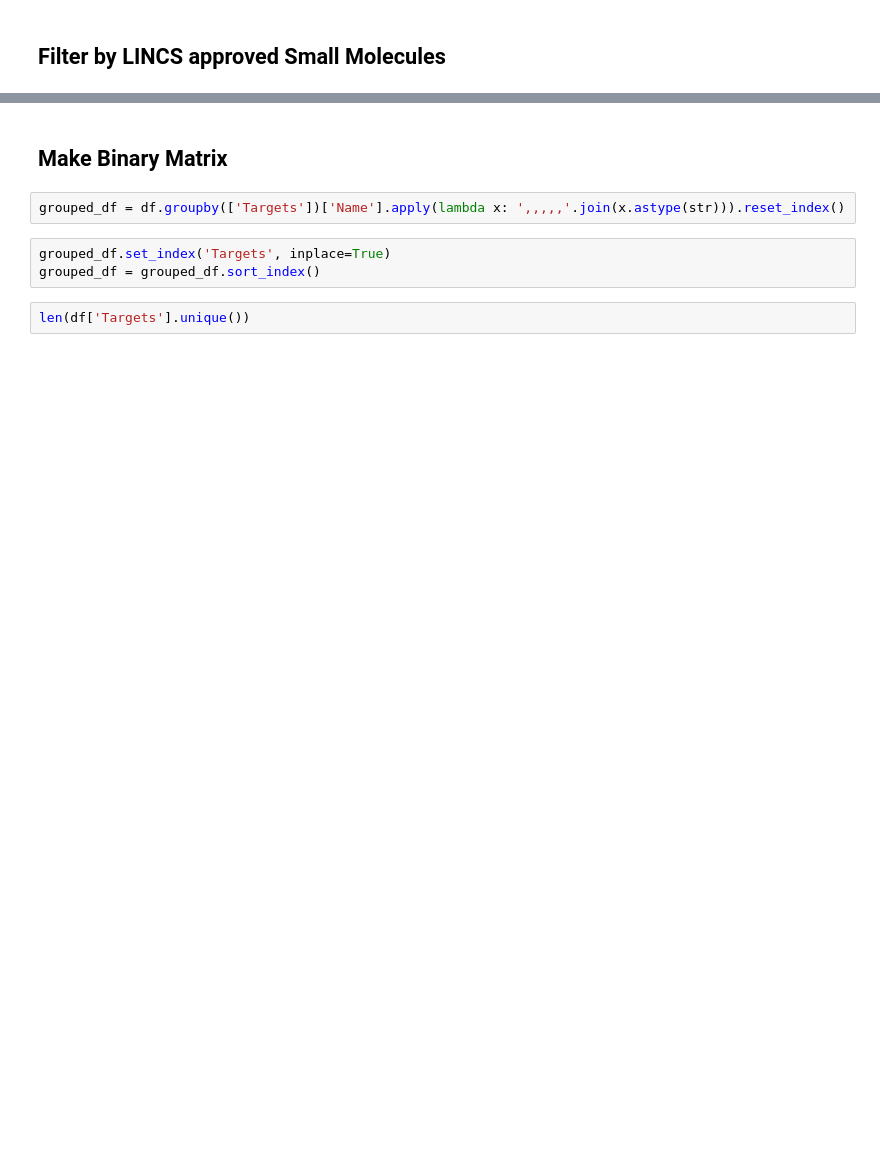
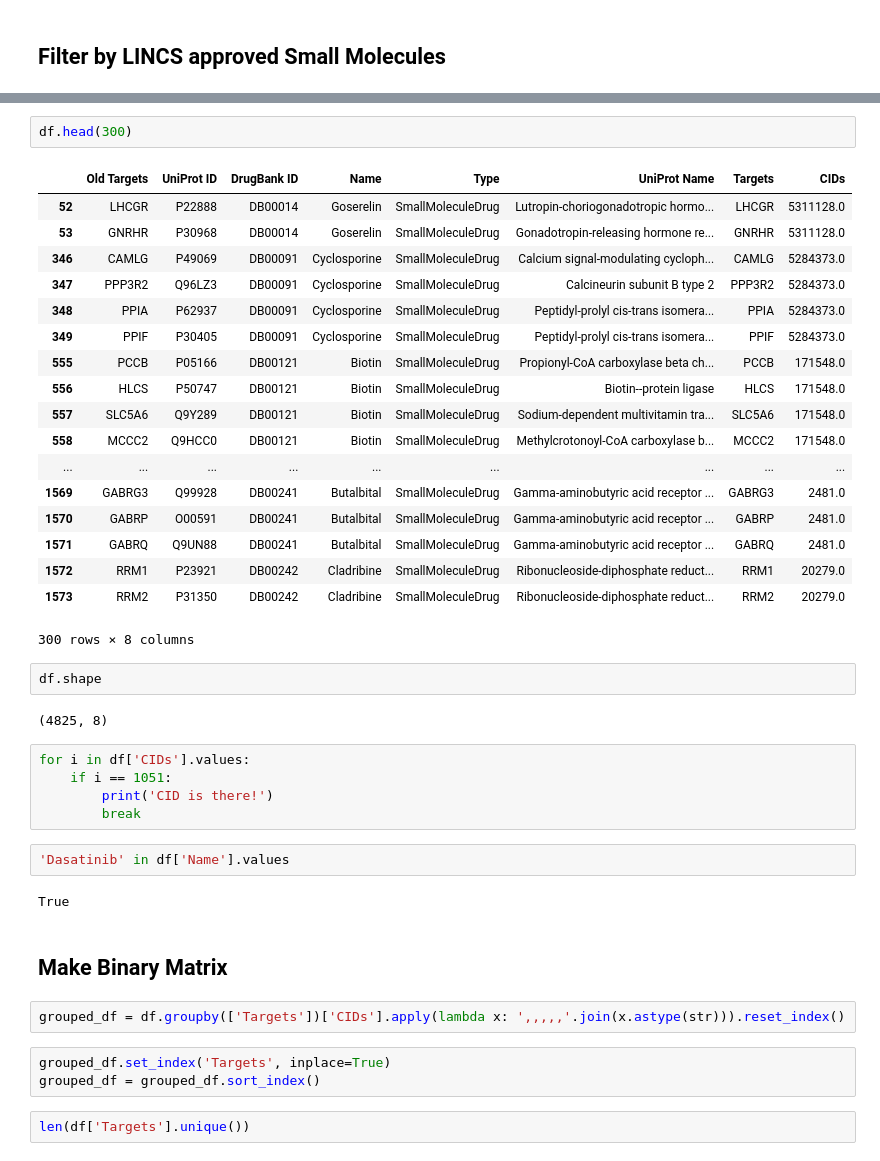
Before and after one commit to MaayanLab/DrugSetLibrary, a Jupyter notebook: DrugBank_targets.ipynb, the cells around one changed output, grey strips where cells are left out. Drawn from its saved outputs; the diff is of its cells as text; blank space fills up the shorter version.

```diff
--- a/DrugBank_targets.ipynb
+++ b/DrugBank_targets.ipynb
@@ -290,7 +258,41 @@ df.head(20)
+# %%
+df.head(300)
+# %% [output]
+|  | Old Targets | UniProt ID | DrugBank ID | Name | Type | UniProt Name | Targets | CIDs |
+| 52 | LHCGR | P22888 | DB00014 | Goserelin | SmallMoleculeDrug | Lutropin-choriogonadotropic hormo... | LHCGR | 5311128.0 |
+| 53 | GNRHR | P30968 | DB00014 | Goserelin | SmallMoleculeDrug | Gonadotropin-releasing hormone re... | GNRHR | 5311128.0 |
+| 346 | CAMLG | P49069 | DB00091 | Cyclosporine | SmallMoleculeDrug | Calcium signal-modulating cycloph... | CAMLG | 5284373.0 |
+| 347 | PPP3R2 | Q96LZ3 | DB00091 | Cyclosporine | SmallMoleculeDrug | Calcineurin subunit B type 2 | PPP3R2 | 5284373.0 |
+| 348 | PPIA | P62937 | DB00091 | Cyclosporine | SmallMoleculeDrug | Peptidyl-prolyl cis-trans isomera... | PPIA | 5284373.0 |
+| 349 | PPIF | P30405 | DB00091 | Cyclosporine | SmallMoleculeDrug | Peptidyl-prolyl cis-trans isomera... | PPIF | 5284373.0 |
+| 555 | PCCB | P05166 | DB00121 | Biotin | SmallMoleculeDrug | Propionyl-CoA carboxylase beta ch... | PCCB | 171548.0 |
+| 556 | HLCS | P50747 | DB00121 | Biotin | SmallMoleculeDrug | Biotin--protein ligase | HLCS | 171548.0 |
+| 557 | SLC5A6 | Q9Y289 | DB00121 | Biotin | SmallMoleculeDrug | Sodium-dependent multivitamin tra... | SLC5A6 | 171548.0 |
+| 558 | MCCC2 | Q9HCC0 | DB00121 | Biotin | SmallMoleculeDrug | Methylcrotonoyl-CoA carboxylase b... | MCCC2 | 171548.0 |
+| ... | ... | ... | ... | ... | ... | ... | ... | ... |
+| 1569 | GABRG3 | Q99928 | DB00241 | Butalbital | SmallMoleculeDrug | Gamma-aminobutyric acid receptor ... | GABRG3 | 2481.0 |
+| 1570 | GABRP | O00591 | DB00241 | Butalbital | SmallMoleculeDrug | Gamma-aminobutyric acid receptor ... | GABRP | 2481.0 |
+| 1571 | GABRQ | Q9UN88 | DB00241 | Butalbital | SmallMoleculeDrug | Gamma-aminobutyric acid receptor ... | GABRQ | 2481.0 |
+| 1572 | RRM1 | P23921 | DB00242 | Cladribine | SmallMoleculeDrug | Ribonucleoside-diphosphate reduct... | RRM1 | 20279.0 |
+| 1573 | RRM2 | P31350 | DB00242 | Cladribine | SmallMoleculeDrug | Ribonucleoside-diphosphate reduct... | RRM2 | 20279.0 |
+300 rows × 8 columns
+# %%
+df.shape
+# %% [output]
+(4825, 8)
+# %%
+for i in df['CIDs'].values:
+    if i == 1051:
+        print('CID is there!')
+        break
+# %%
+'Dasatinib' in df['Name'].values
+# %% [output]
+True
 # %% [markdown]
 ## Make Binary Matrix
 # %%
-grouped_df = df.groupby(['Targets'])['Name'].apply(lambda x: ',,,,,'.join(x.astype(str))).reset_index()
+grouped_df = df.groupby(['Targets'])['CIDs'].apply(lambda x: ',,,,,'.join(x.astype(str))).reset_index()
 # %%
 grouped_df.set_index('Targets', inplace=True)
 grouped_df = grouped_df.sort_index()
```
Also changed, not shown: parts of 25 cells of this notebook.
